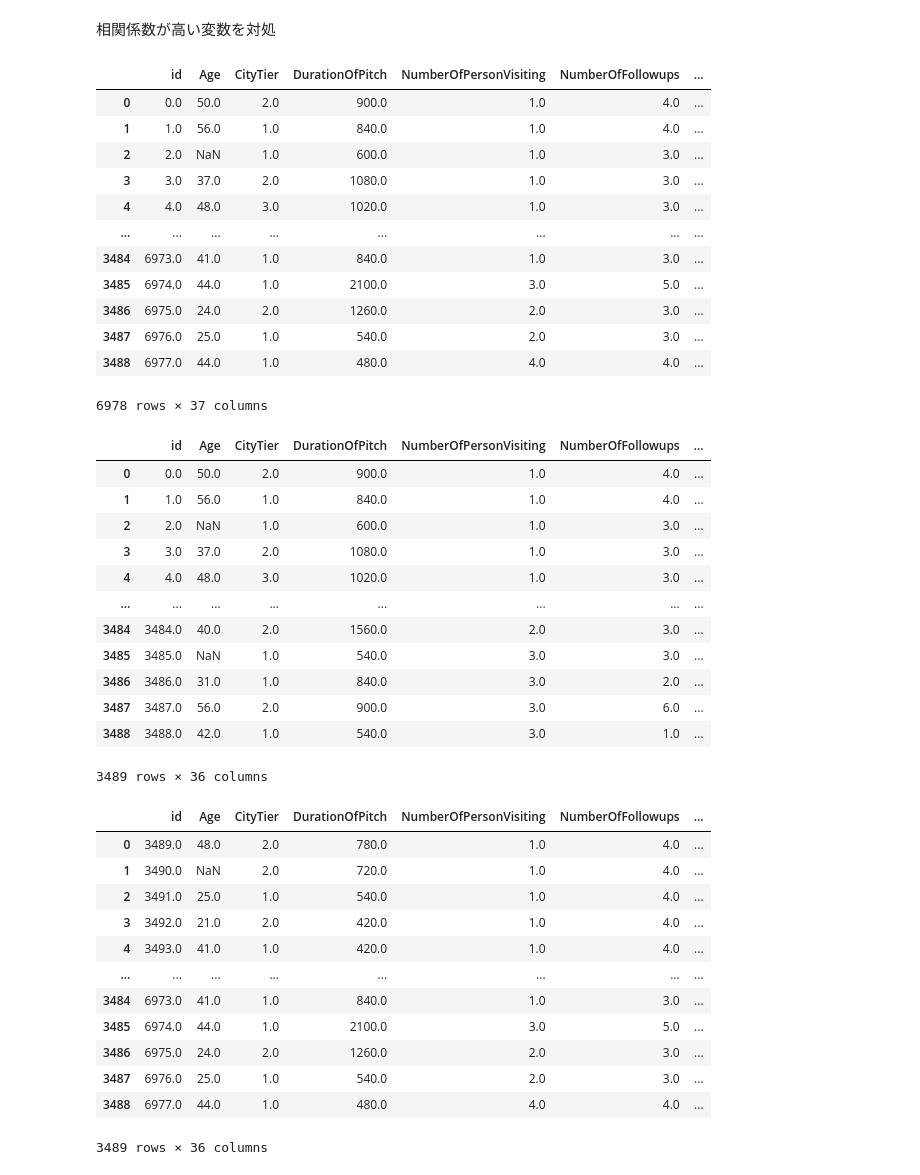
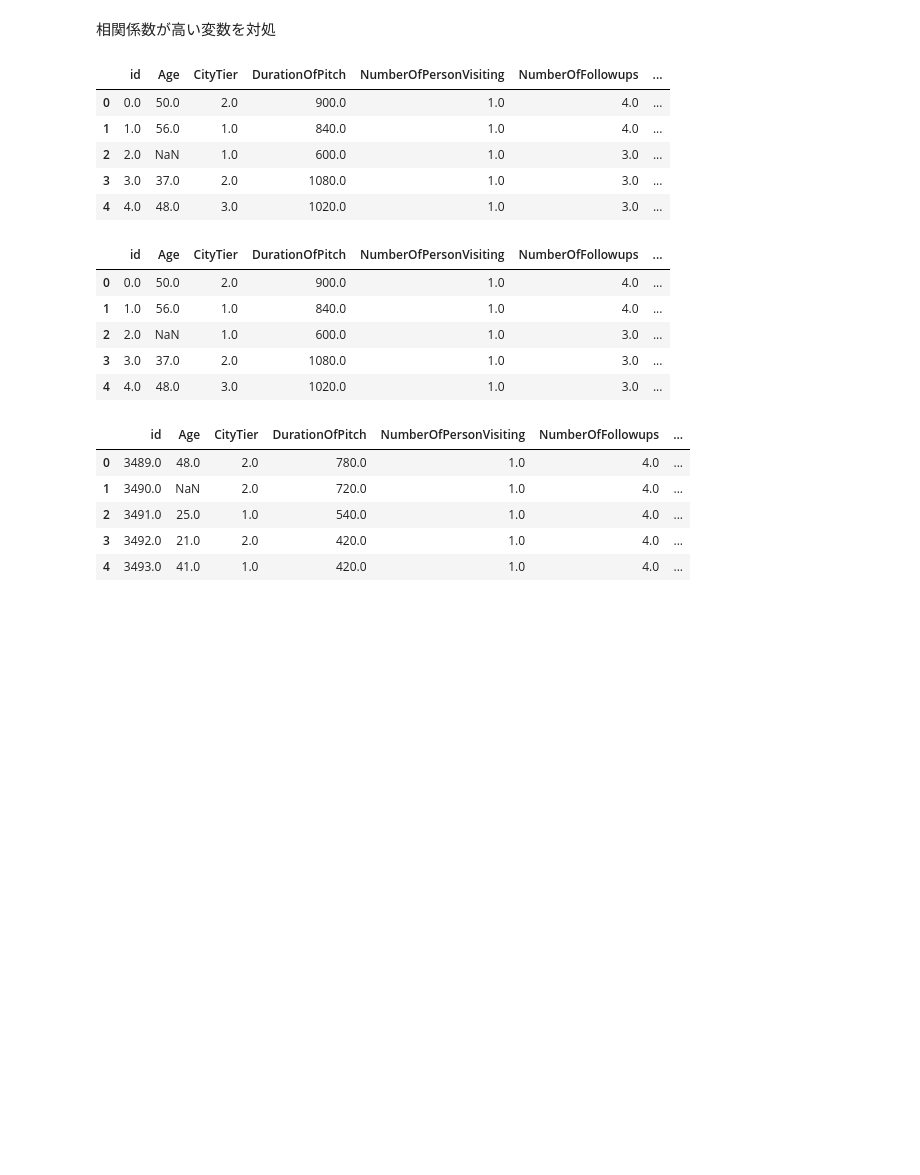
Before and after one commit to Ayamnko/mikanseii, a Jupyter notebook: SIGNATE_Cup2024.ipynb, the cells around one changed output. Drawn from its saved outputs; the diff is of its cells as text; code cells hidden in the pictures; blank space fills up the shorter version.

```diff
--- a/SIGNATE_Cup2024.ipynb
+++ b/SIGNATE_Cup2024.ipynb
@@ -38,7 +38,6 @@ df = pd.concat([train_df, test_df], axis=0)
 
 # 歳, 才, 際を削除
 df['Age'] = df['Age'].str.replace('歳', '').str.replace('才', '').str.replace('際', '')
-
 
 # 日本語と数字の年代表記を対応させる
 age_mapping = {
@@ -102,6 +101,7 @@ reverse_mapping = {
 reverse_mapping = {
     -1: np.nan, -2: np.nan, -3: np.nan, -4: np.nan, -5: np.nan, -6: np.nan
 }
+
 # Age列の値を反転マッピングで置き換え
 df['Age'] = df['Age'].replace(reverse_mapping)
 
@@ -363,7 +363,7 @@ mapping = {
     '独身': 'Single'
 }
 
-# 英語名に変更
+# 英語名に変更(文字化け防止)
 df['marital_status'] = df['marital_status'].map(mapping)
 
 # marital_status列をワンホットエンコーディング
@@ -432,6 +432,11 @@ df['NumberOfTrips'] = df['NumberOfTrips'].apply(lambda x: mapping.get(x))
 ##### 特徴量エンジニアリング #####
 
 
+
+
+
+#float型に
+df = df.astype(float)
 
 
 
@@ -505,76 +510,61 @@ df.drop(['Designation_SeniorManager'], axis=1, inplace=True)
 
 
 
+# 片方を削除
+df.drop(['Designation_VP'], axis=1, inplace=True)
+
+
+
+### children列とNumberChildren列(相関係数0.81) ###
+
+
+
 # 新しい列を作成し、片方の列が1.0であれば1.0を設定
-df['ProductPitched_king_Merge'] = (df['ProductPitched_king'] > 0.0) | (df['Designation_VP'] > 0.0)
+df['children_Merge'] = (df['children'] > 0.0) | (df['NumberChildren'] > 0.0)
 
 # 片方を削除
-df.drop(['Designation_VP'], axis=1, inplace=True)
+df.drop(['children'], axis=1, inplace=True)
 
 
 
 
 
 ##### データを再分割して表示 #####
 
 
 
 
-
-#float型に
-df = df.astype(float)
 
 # 再分割
 train_df = df[df['flg'] == -1]
 test_df = df[df['flg'] == -2]
 
 # flg列を削除
 train_df = train_df.drop(columns=['flg'])
 test_df = test_df.drop(columns=['flg'])
 
 #すべての列を表示するオプション
 pd.set_option('display.max_columns', None)
 # データの確認
-display(df)
-display(train_df)
-display(test_df)
+display(df.head())
+display(train_df.head())
+display(test_df.head())
 # %% [output]
 |  | id | Age | CityTier | DurationOfPitch | NumberOfPersonVisiting | NumberOfFollowups | ... |
 | 0 | 0.0 | 50.0 | 2.0 | 900.0 | 1.0 | 4.0 | ... |
 | 1 | 1.0 | 56.0 | 1.0 | 840.0 | 1.0 | 4.0 | ... |
 | 2 | 2.0 | NaN | 1.0 | 600.0 | 1.0 | 3.0 | ... |
 | 3 | 3.0 | 37.0 | 2.0 | 1080.0 | 1.0 | 3.0 | ... |
 | 4 | 4.0 | 48.0 | 3.0 | 1020.0 | 1.0 | 3.0 | ... |
-| ... | ... | ... | ... | ... | ... | ... | ... |
-| 3484 | 6973.0 | 41.0 | 1.0 | 840.0 | 1.0 | 3.0 | ... |
-| 3485 | 6974.0 | 44.0 | 1.0 | 2100.0 | 3.0 | 5.0 | ... |
-| 3486 | 6975.0 | 24.0 | 2.0 | 1260.0 | 2.0 | 3.0 | ... |
-| 3487 | 6976.0 | 25.0 | 1.0 | 540.0 | 2.0 | 3.0 | ... |
-| 3488 | 6977.0 | 44.0 | 1.0 | 480.0 | 4.0 | 4.0 | ... |
-6978 rows × 37 columns
 |  | id | Age | CityTier | DurationOfPitch | NumberOfPersonVisiting | NumberOfFollowups | ... |
 | 0 | 0.0 | 50.0 | 2.0 | 900.0 | 1.0 | 4.0 | ... |
 | 1 | 1.0 | 56.0 | 1.0 | 840.0 | 1.0 | 4.0 | ... |
 | 2 | 2.0 | NaN | 1.0 | 600.0 | 1.0 | 3.0 | ... |
 | 3 | 3.0 | 37.0 | 2.0 | 1080.0 | 1.0 | 3.0 | ... |
 | 4 | 4.0 | 48.0 | 3.0 | 1020.0 | 1.0 | 3.0 | ... |
-| ... | ... | ... | ... | ... | ... | ... | ... |
-| 3484 | 3484.0 | 40.0 | 2.0 | 1560.0 | 2.0 | 3.0 | ... |
-| 3485 | 3485.0 | NaN | 1.0 | 540.0 | 3.0 | 3.0 | ... |
-| 3486 | 3486.0 | 31.0 | 1.0 | 840.0 | 3.0 | 2.0 | ... |
-| 3487 | 3487.0 | 56.0 | 2.0 | 900.0 | 3.0 | 6.0 | ... |
-| 3488 | 3488.0 | 42.0 | 1.0 | 540.0 | 3.0 | 1.0 | ... |
-3489 rows × 36 columns
 |  | id | Age | CityTier | DurationOfPitch | NumberOfPersonVisiting | NumberOfFollowups | ... |
 | 0 | 3489.0 | 48.0 | 2.0 | 780.0 | 1.0 | 4.0 | ... |
 | 1 | 3490.0 | NaN | 2.0 | 720.0 | 1.0 | 4.0 | ... |
 | 2 | 3491.0 | 25.0 | 1.0 | 540.0 | 1.0 | 4.0 | ... |
 | 3 | 3492.0 | 21.0 | 2.0 | 420.0 | 1.0 | 4.0 | ... |
 | 4 | 3493.0 | 41.0 | 1.0 | 420.0 | 1.0 | 4.0 | ... |
-| ... | ... | ... | ... | ... | ... | ... | ... |
-| 3484 | 6973.0 | 41.0 | 1.0 | 840.0 | 1.0 | 3.0 | ... |
-| 3485 | 6974.0 | 44.0 | 1.0 | 2100.0 | 3.0 | 5.0 | ... |
-| 3486 | 6975.0 | 24.0 | 2.0 | 1260.0 | 2.0 | 3.0 | ... |
-| 3487 | 6976.0 | 25.0 | 1.0 | 540.0 | 2.0 | 3.0 | ... |
-| 3488 | 6977.0 | 44.0 | 1.0 | 480.0 | 4.0 | 4.0 | ... |
-3489 rows × 36 columns
```
Also changed, not shown: parts of 3 cells of this notebook.
